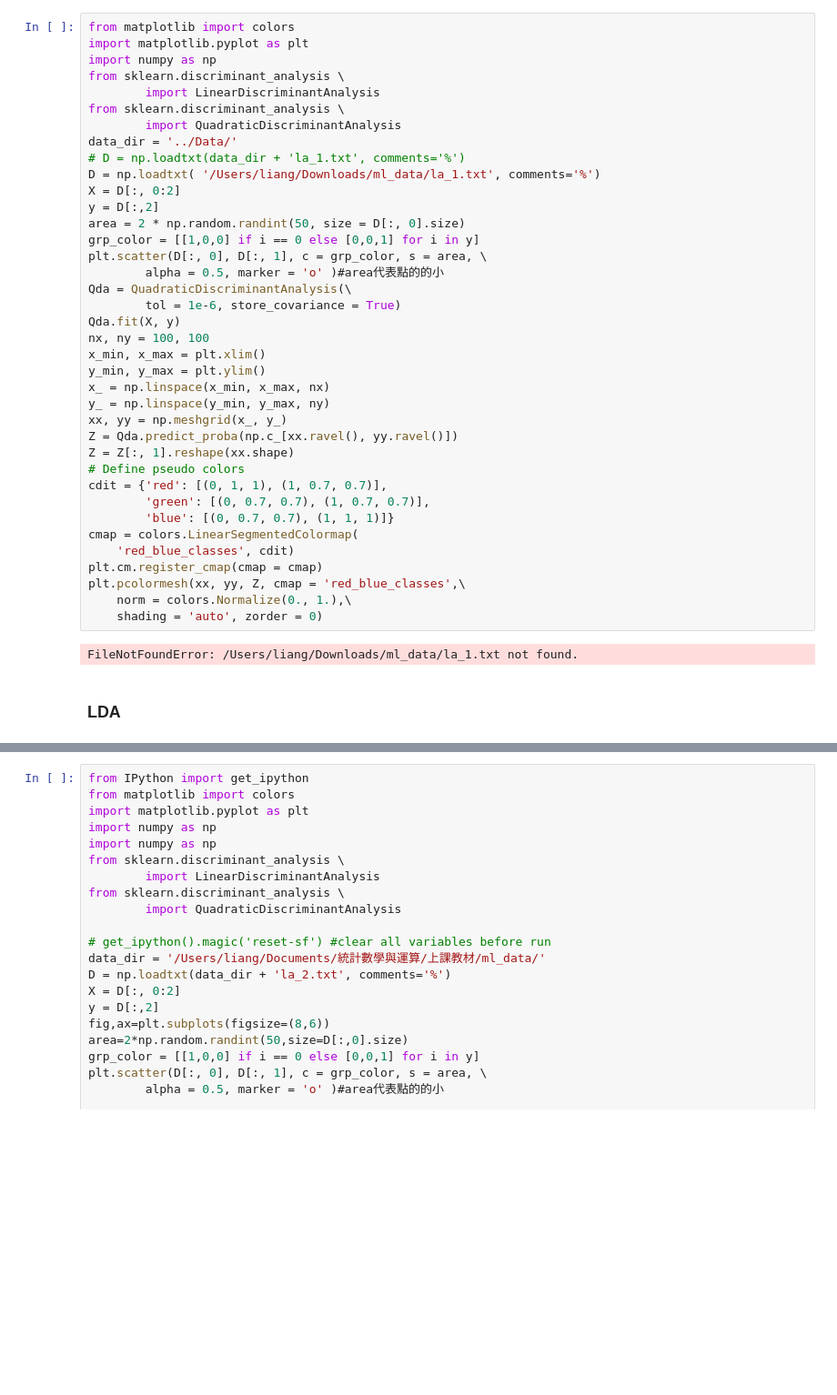
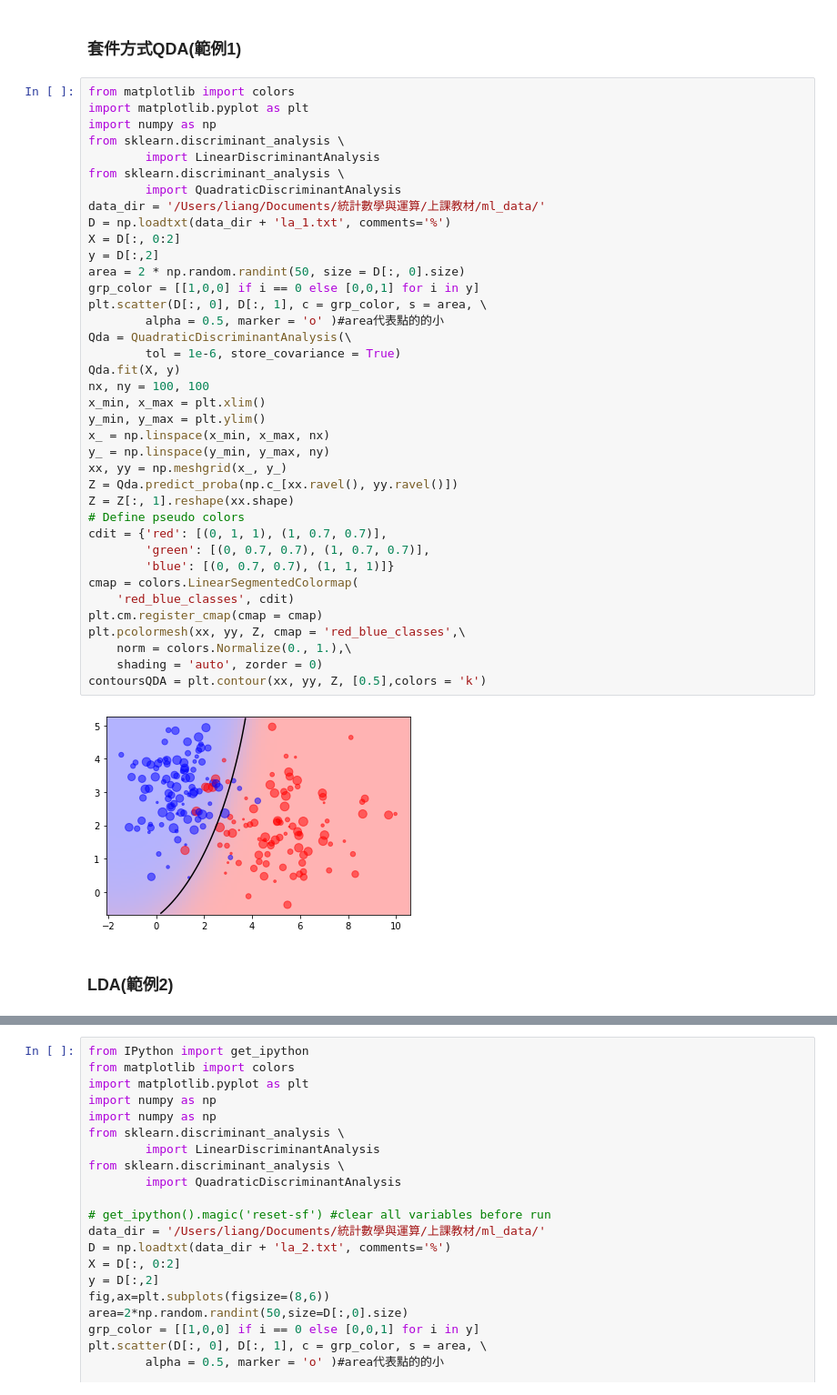
Before and after one commit to aceaceace123/Maching-Learning, a Jupyter notebook: 1123class.ipynb, the cells around one changed output, grey strips where cells are left out. Shown at 91% size. Saved outputs shown, nothing was run; the diff lists cells and outputs as text; blank space fills up the shorter version.

```diff
--- a/1123class.ipynb
+++ b/1123class.ipynb
@@ -68,3 +73,5 @@ plt.pcolormesh(xx, yy, Z, cmap = 'red_blue_classes',\
+# %% [markdown]
+### 套件方式QDA(範例1) ###
 # %%
 from matplotlib import colors
 import matplotlib.pyplot as plt
@@ -73,40 +80,40 @@ from sklearn.discriminant_analysis \
         import LinearDiscriminantAnalysis
 from sklearn.discriminant_analysis \
         import QuadraticDiscriminantAnalysis
-data_dir = '../Data/'
-# D = np.loadtxt(data_dir + 'la_1.txt', comments='%')
-D = np.loadtxt( '/Users/liang/Downloads/ml_data/la_1.txt', comments='%')
+data_dir = '/Users/liang/Documents/統計數學與運算/上課教材/ml_data/'
+D = np.loadtxt(data_dir + 'la_1.txt', comments='%')
 X = D[:, 0:2]
 y = D[:,2]
 area = 2 * np.random.randint(50, size = D[:, 0].size)
 grp_color = [[1,0,0] if i == 0 else [0,0,1] for i in y]
 plt.scatter(D[:, 0], D[:, 1], c = grp_color, s = area, \
         alpha = 0.5, marker = 'o' )#area代表點的的小
 Qda = QuadraticDiscriminantAnalysis(\
         tol = 1e-6, store_covariance = True)
 Qda.fit(X, y)
 nx, ny = 100, 100
 x_min, x_max = plt.xlim()
 y_min, y_max = plt.ylim()
 x_ = np.linspace(x_min, x_max, nx)
 y_ = np.linspace(y_min, y_max, ny)
 xx, yy = np.meshgrid(x_, y_)
 Z = Qda.predict_proba(np.c_[xx.ravel(), yy.ravel()])
 Z = Z[:, 1].reshape(xx.shape)
 # Define pseudo colors
 cdit = {'red': [(0, 1, 1), (1, 0.7, 0.7)],
         'green': [(0, 0.7, 0.7), (1, 0.7, 0.7)],
         'blue': [(0, 0.7, 0.7), (1, 1, 1)]}
 cmap = colors.LinearSegmentedColormap(
     'red_blue_classes', cdit)
 plt.cm.register_cmap(cmap = cmap)
 plt.pcolormesh(xx, yy, Z, cmap = 'red_blue_classes',\
     norm = colors.Normalize(0., 1.),\
     shading = 'auto', zorder = 0)
+contoursQDA = plt.contour(xx, yy, Z, [0.5],colors = 'k')
 # %% [output]
-FileNotFoundError: /Users/liang/Downloads/ml_data/la_1.txt not found.
+[figure, added]
 # %% [markdown]
-### LDA ###
+### LDA(範例2) ###
 # %%
 from IPython import get_ipython
 from matplotlib import colors
```
Also changed, not shown: parts of 19 cells of this notebook, 4 other files.
